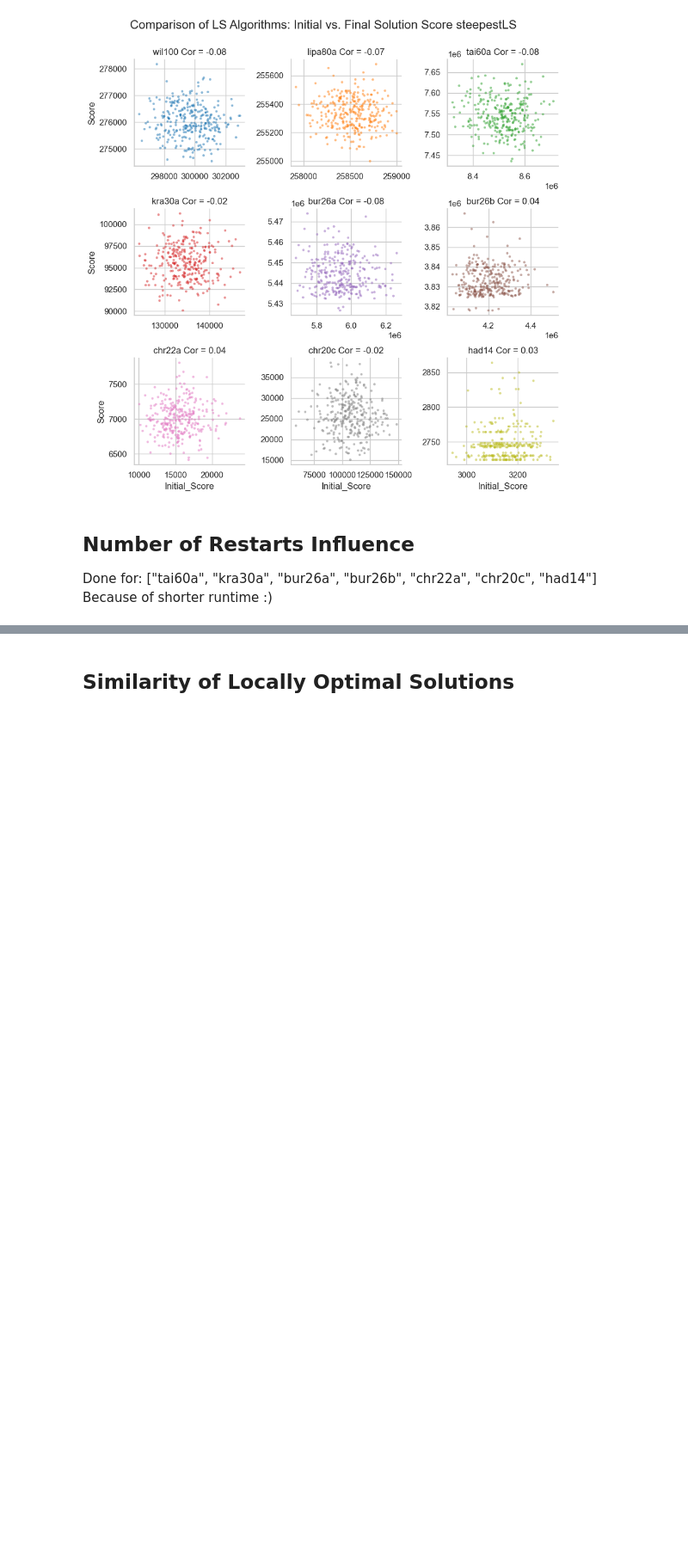
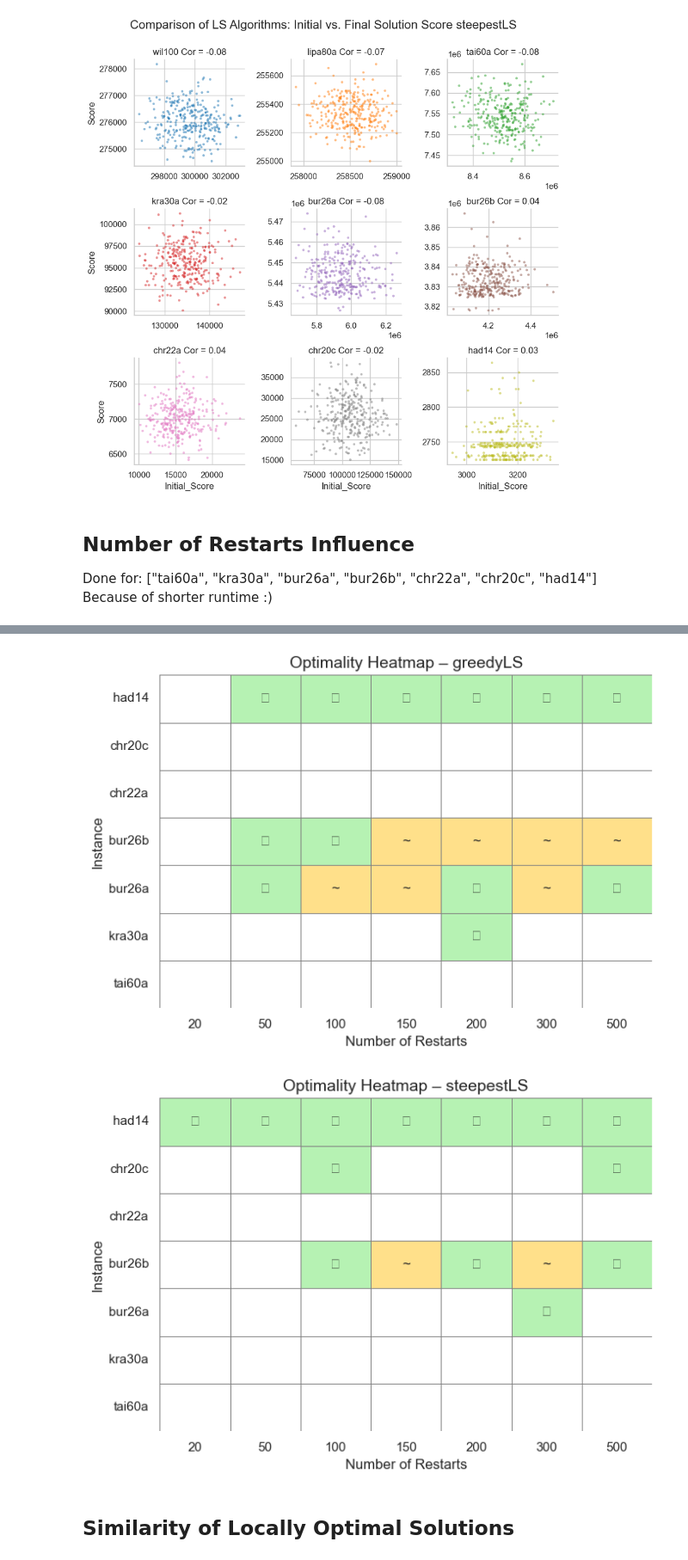
Before and after one commit to MatTheTab/Biologically_Inspired_Algorithms, a Jupyter notebook: LS_Results.ipynb, the cells around one changed output, grey strips where cells are left out. Shown at 86% size. Drawn from its saved outputs; the diff is of its cells as text; code cells hidden in the pictures; blank space fills up the shorter version.

```diff
--- a/LS_Results.ipynb
+++ b/LS_Results.ipynb
@@ -689,3 +751,8 @@ plot_algorithm_performance("performance_", dfs_msls)
+# %%
+plot_optimality_heatmaps(dfs_msls, instance_names_ordered[:-2])
+# %% [output]
+[figure, added]
+[figure, added]
 # %% [markdown]
 ## Similarity of Locally Optimal Solutions
 # %%
```
Also changed, not shown: parts of 7 cells of this notebook, 30 other files.
